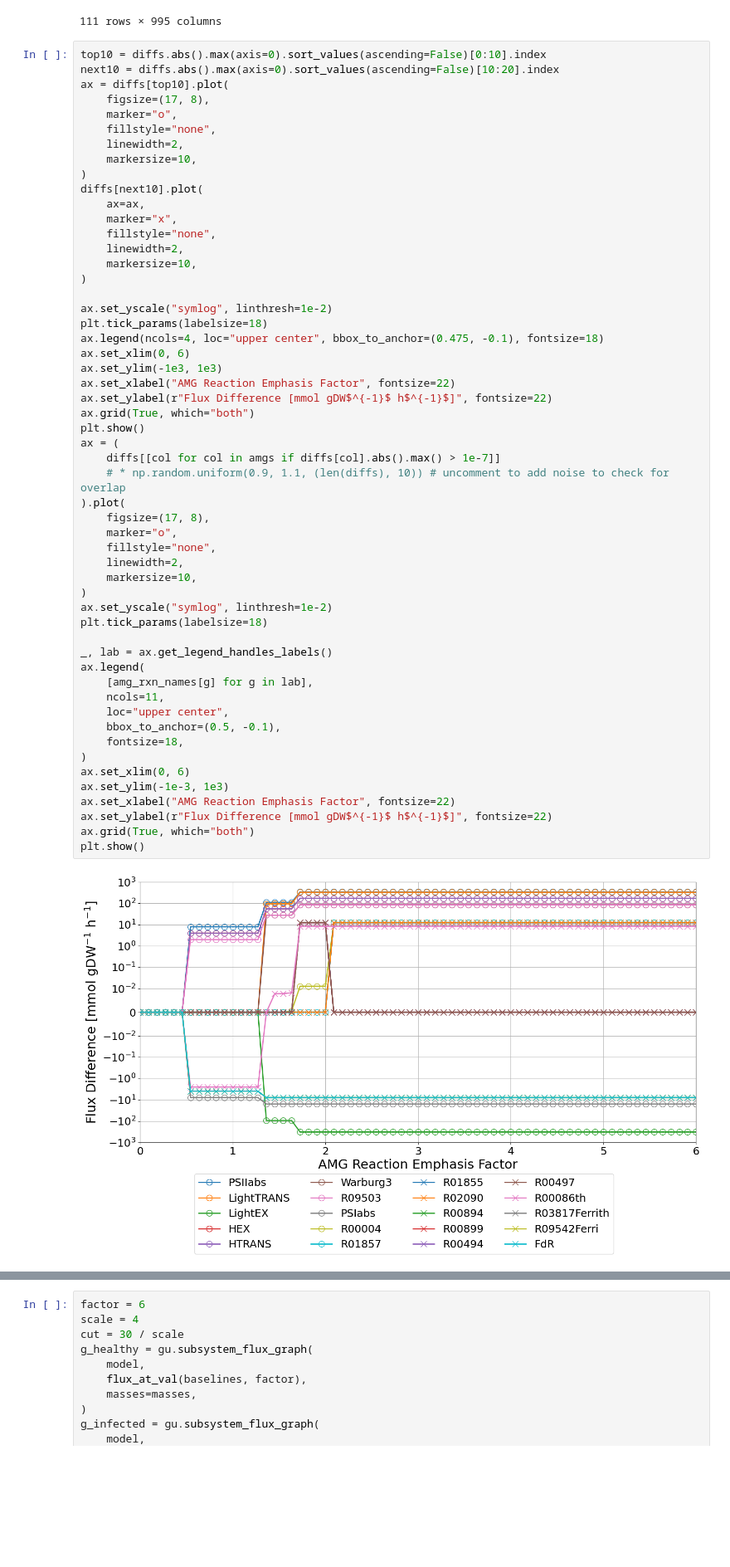
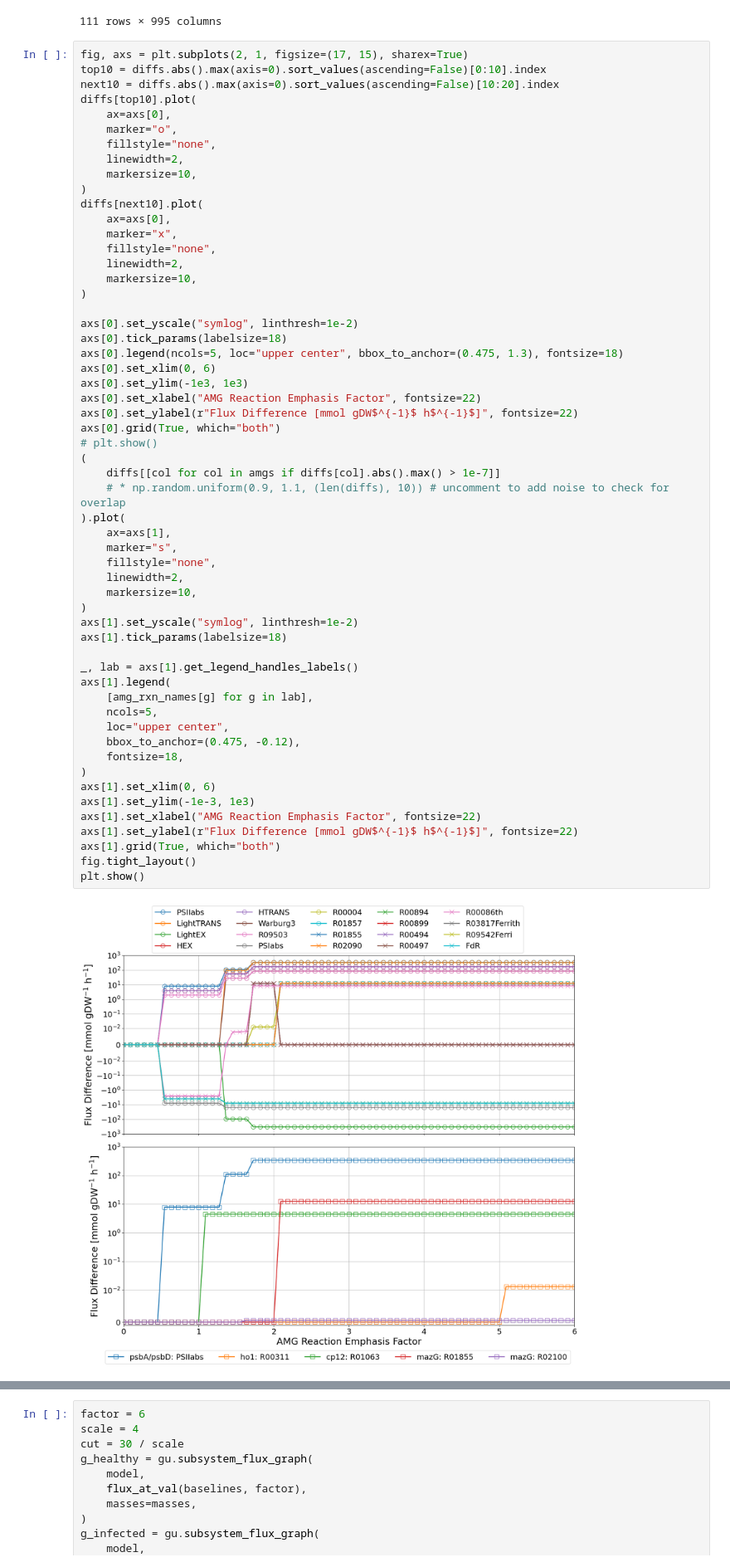
Before and after one commit to NWBRaVE/p-hm2-amgs-in-med4, a Jupyter notebook: emphasis_factor.ipynb, the cells around one changed output, grey strips where cells are left out. Shown at 83% size. Cells and saved outputs as stored; diff of their text form; blank space fills up the shorter version.

Commit message:
combined emphasis factor plots

```diff
--- a/emphasis_factor.ipynb
+++ b/emphasis_factor.ipynb
@@ -117,58 +117,60 @@ diffs
 | 10.000000 | 0.0 | 0.0 | 2.020606e-14 | 0.0 | 1.706968e-14 | 0.0 | -6.591949e-16 | 1.370432e-16 | 6.884684e-17 | 9.714451e-17 | ... | ... |
 111 rows × 995 columns
 # %%
+fig, axs = plt.subplots(2, 1, figsize=(17, 15), sharex=True)
 top10 = diffs.abs().max(axis=0).sort_values(ascending=False)[0:10].index
 next10 = diffs.abs().max(axis=0).sort_values(ascending=False)[10:20].index
-ax = diffs[top10].plot(
-    figsize=(17, 8),
+diffs[top10].plot(
+    ax=axs[0],
     marker="o",
     fillstyle="none",
     linewidth=2,
     markersize=10,
 )
 diffs[next10].plot(
-    ax=ax,
+    ax=axs[0],
     marker="x",
     fillstyle="none",
     linewidth=2,
     markersize=10,
 )
 
-ax.set_yscale("symlog", linthresh=1e-2)
-plt.tick_params(labelsize=18)
-ax.legend(ncols=4, loc="upper center", bbox_to_anchor=(0.475, -0.1), fontsize=18)
-ax.set_xlim(0, 6)
-ax.set_ylim(-1e3, 1e3)
-ax.set_xlabel("AMG Reaction Emphasis Factor", fontsize=22)
-ax.set_ylabel(r"Flux Difference [mmol gDW$^{-1}$ h$^{-1}$]", fontsize=22)
-ax.grid(True, which="both")
-plt.show()
-ax = (
+axs[0].set_yscale("symlog", linthresh=1e-2)
+axs[0].tick_params(labelsize=18)
+axs[0].legend(ncols=5, loc="upper center", bbox_to_anchor=(0.475, 1.3), fontsize=18)
+axs[0].set_xlim(0, 6)
+axs[0].set_ylim(-1e3, 1e3)
+axs[0].set_xlabel("AMG Reaction Emphasis Factor", fontsize=22)
+axs[0].set_ylabel(r"Flux Difference [mmol gDW$^{-1}$ h$^{-1}$]", fontsize=22)
+axs[0].grid(True, which="both")
+# plt.show()
+(
     diffs[[col for col in amgs if diffs[col].abs().max() > 1e-7]]
     # * np.random.uniform(0.9, 1.1, (len(diffs), 10)) # uncomment to add noise to check for overlap
 ).plot(
-    figsize=(17, 8),
-    marker="o",
+    ax=axs[1],
+    marker="s",
     fillstyle="none",
     linewidth=2,
     markersize=10,
 )
-ax.set_yscale("symlog", linthresh=1e-2)
-plt.tick_params(labelsize=18)
+axs[1].set_yscale("symlog", linthresh=1e-2)
+axs[1].tick_params(labelsize=18)
 
-_, lab = ax.get_legend_handles_labels()
-ax.legend(
+_, lab = axs[1].get_legend_handles_labels()
+axs[1].legend(
     [amg_rxn_names[g] for g in lab],
-    ncols=11,
+    ncols=5,
     loc="upper center",
-    bbox_to_anchor=(0.5, -0.1),
+    bbox_to_anchor=(0.475, -0.12),
     fontsize=18,
 )
-ax.set_xlim(0, 6)
-ax.set_ylim(-1e-3, 1e3)
-ax.set_xlabel("AMG Reaction Emphasis Factor", fontsize=22)
-ax.set_ylabel(r"Flux Difference [mmol gDW$^{-1}$ h$^{-1}$]", fontsize=22)
-ax.grid(True, which="both")
+axs[1].set_xlim(0, 6)
+axs[1].set_ylim(-1e-3, 1e3)
+axs[1].set_xlabel("AMG Reaction Emphasis Factor", fontsize=22)
+axs[1].set_ylabel(r"Flux Difference [mmol gDW$^{-1}$ h$^{-1}$]", fontsize=22)
+axs[1].grid(True, which="both")
+fig.tight_layout()
 plt.show()
 # %% [output]
-[figure, old version]
+[figure, new version]
```
Also changed, not shown: parts of 1 cell of this notebook, 1 other file.
